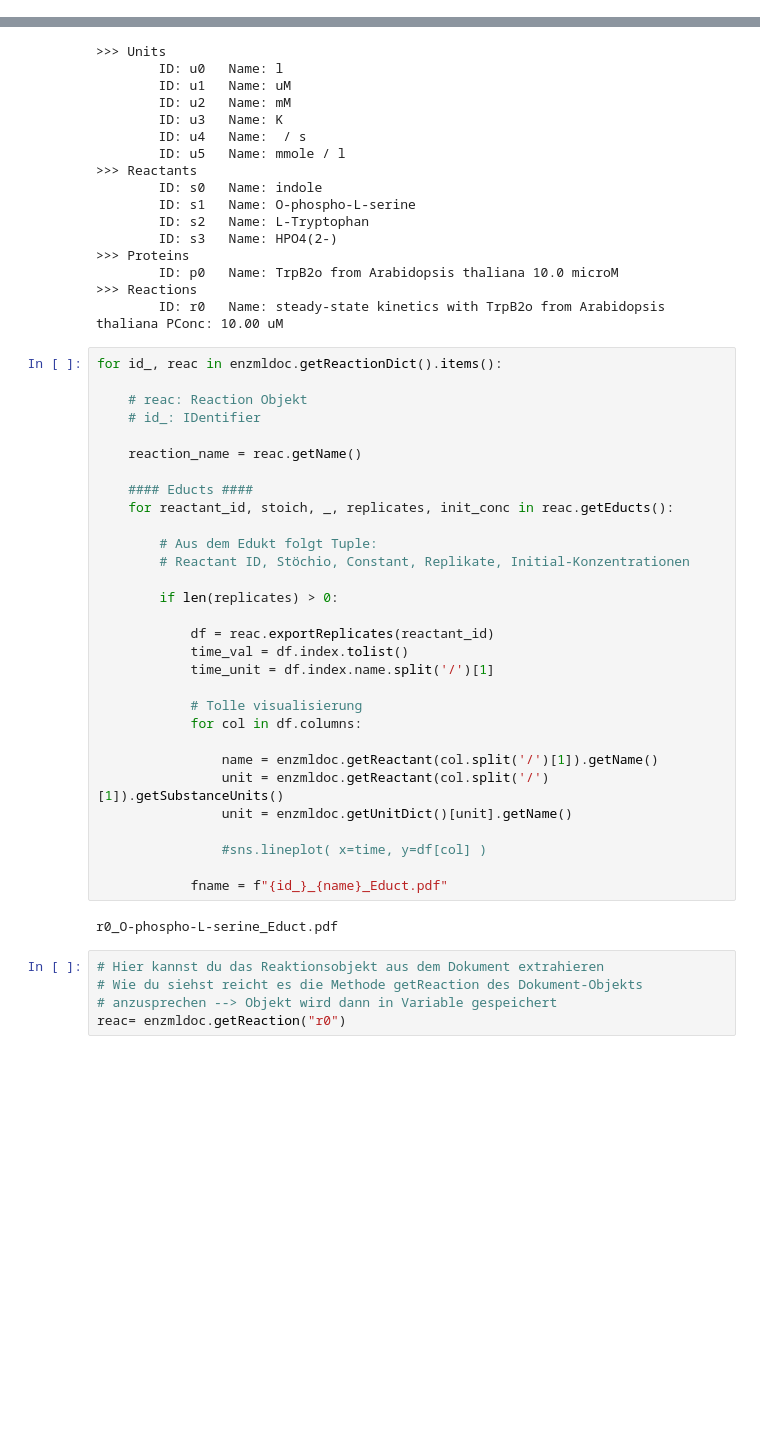
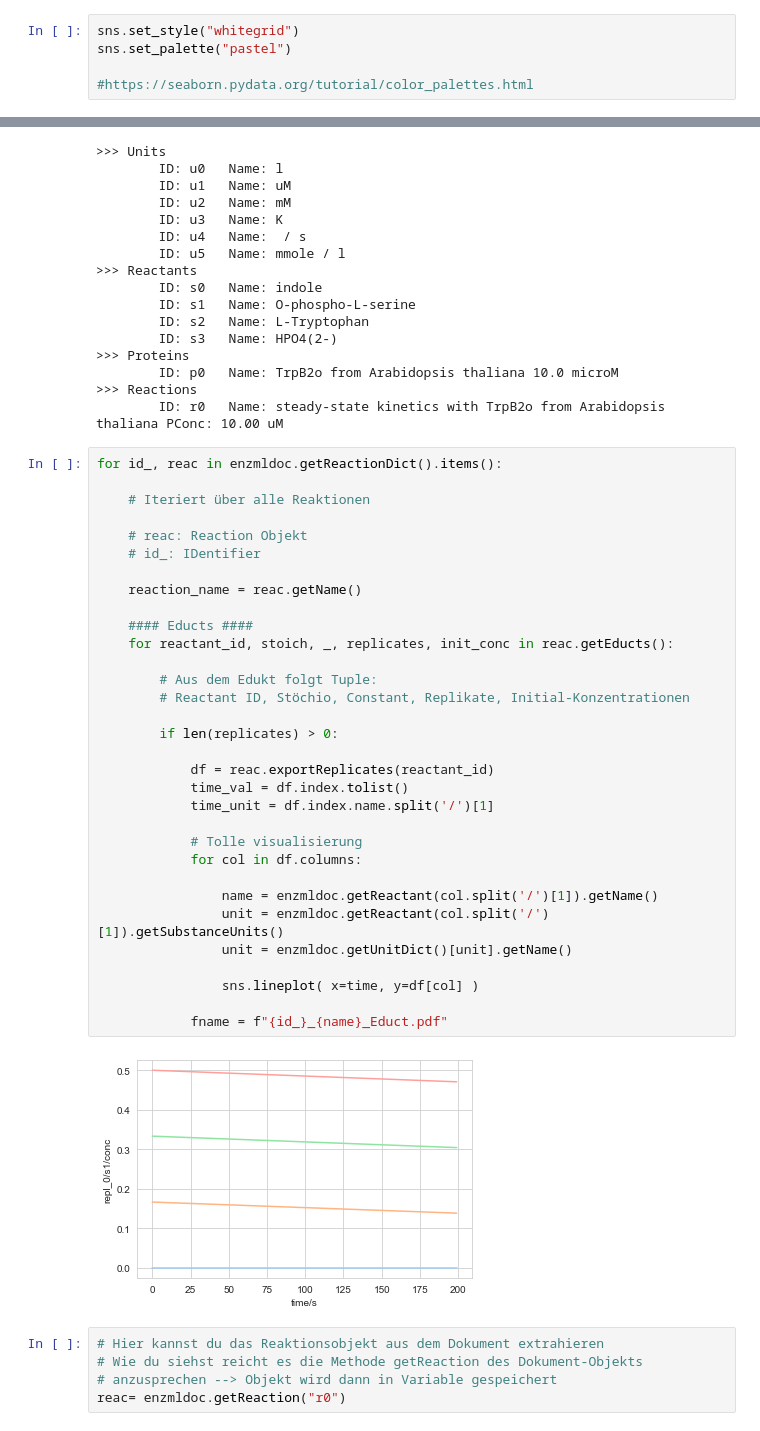
Before and after one commit to JR-1991/PyEnzyme, a Jupyter notebook: visualisation_development.ipynb, the cells around one changed output, grey strips where cells are left out. Cells and saved outputs as stored; diff of their text form; blank space fills up the shorter version.

Commit message:
- Added Seaborn examples

```diff
--- a/visualisation_development.ipynb
+++ b/visualisation_development.ipynb
@@ -1,6 +1,11 @@
 # %%
 from pyenzyme.enzymeml.tools import EnzymeMLReader
 import seaborn as sns
+# %%
+sns.set_style("whitegrid")
+sns.set_palette("pastel")
+
+#https://seaborn.pydata.org/tutorial/color_palettes.html
 # %%
 # Der EnzymeMLReader liest das Dokument für die aus und
 # speichert alle Informationen in einem objekt-basierten
@@ -28,36 +33,38 @@ print(enzmldoc)
         ID: r0   Name: steady-state kinetics with TrpB2o from Arabidopsis thaliana PConc: 10.00 uM
 # %%
 for id_, reac in enzmldoc.getReactionDict().items():
+
+    # Iteriert über alle Reaktionen
 
     # reac: Reaction Objekt
     # id_: IDentifier
 
     reaction_name = reac.getName()
 
     #### Educts ####
     for reactant_id, stoich, _, replicates, init_conc in reac.getEducts():
 
         # Aus dem Edukt folgt Tuple:
         # Reactant ID, Stöchio, Constant, Replikate, Initial-Konzentrationen
 
         if len(replicates) > 0:
 
             df = reac.exportReplicates(reactant_id)
             time_val = df.index.tolist()
             time_unit = df.index.name.split('/')[1]
 
             # Tolle visualisierung
             for col in df.columns:
 
                 name = enzmldoc.getReactant(col.split('/')[1]).getName()
                 unit = enzmldoc.getReactant(col.split('/')[1]).getSubstanceUnits()
                 unit = enzmldoc.getUnitDict()[unit].getName()
 
-                #sns.lineplot( x=time, y=df[col] )
+                sns.lineplot( x=time, y=df[col] )
 
             fname = f"{id_}_{name}_Educt.pdf"
 # %% [output]
-r0_O-phospho-L-serine_Educt.pdf
+[figure, added]
 # %%
 # Hier kannst du das Reaktionsobjekt aus dem Dokument extrahieren
 # Wie du siehst reicht es die Methode getReaction des Dokument-Objekts
```
